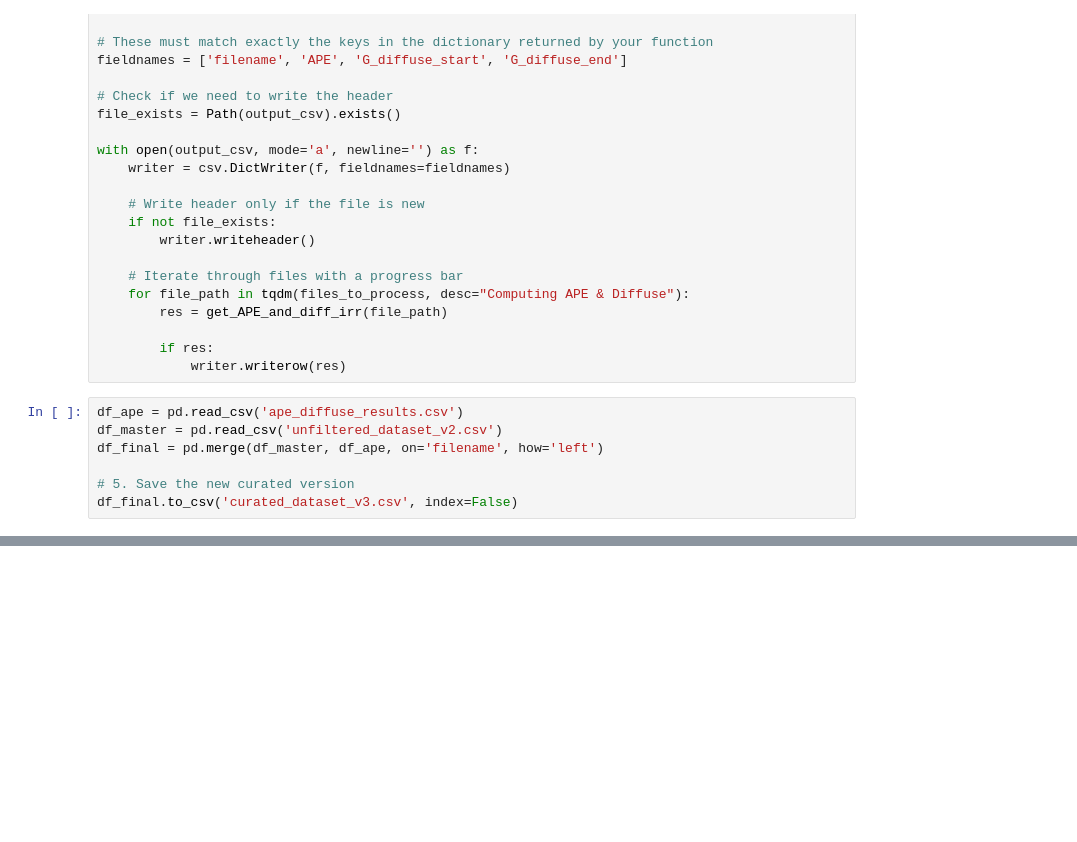
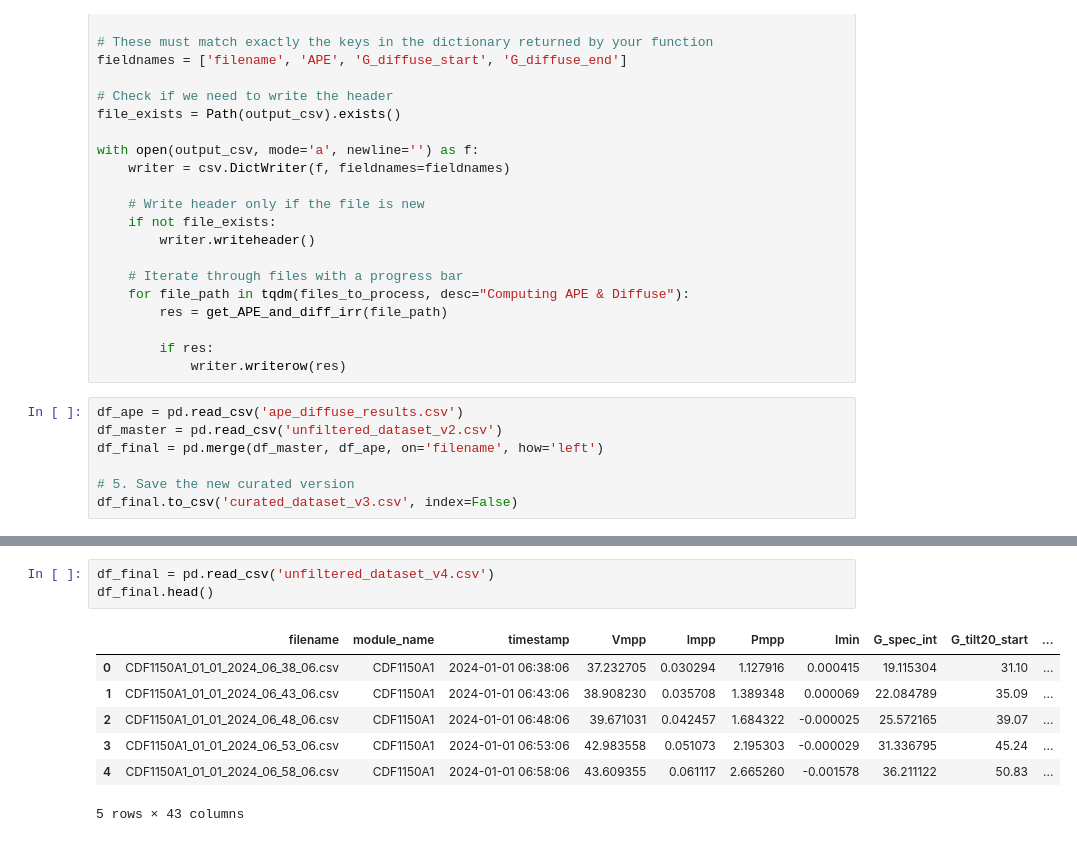
Before and after one commit to slava-yr/PUCP-Inti-Data, a Jupyter notebook: Data Preprocessing/RawToCSV.ipynb, the cells around one changed output, grey strips where cells are left out. Drawn from its saved outputs; the diff is of its cells as text; blank space fills up the shorter version.

```diff
--- a/Data Preprocessing/RawToCSV.ipynb
+++ b/Data Preprocessing/RawToCSV.ipynb
@@ -638,0 +726,11 @@ df_final.to_csv('curated_dataset_v3.csv', index=False)
+# %%
+df_final = pd.read_csv('unfiltered_dataset_v4.csv')
+df_final.head()
+# %% [output]
+|  | filename | module_name | timestamp | Vmpp | Impp | Pmpp | Imin | G_spec_int | G_tilt20_start | ... |
+| 0 | CDF1150A1_01_01_2024_06_38_06.csv | CDF1150A1 | 2024-01-01 06:38:06 | 37.232705 | 0.030294 | 1.127916 | 0.000415 | 19.115304 | 31.10 | ... |
+| 1 | CDF1150A1_01_01_2024_06_43_06.csv | CDF1150A1 | 2024-01-01 06:43:06 | 38.908230 | 0.035708 | 1.389348 | 0.000069 | 22.084789 | 35.09 | ... |
+| 2 | CDF1150A1_01_01_2024_06_48_06.csv | CDF1150A1 | 2024-01-01 06:48:06 | 39.671031 | 0.042457 | 1.684322 | -0.000025 | 25.572165 | 39.07 | ... |
+| 3 | CDF1150A1_01_01_2024_06_53_06.csv | CDF1150A1 | 2024-01-01 06:53:06 | 42.983558 | 0.051073 | 2.195303 | -0.000029 | 31.336795 | 45.24 | ... |
+| 4 | CDF1150A1_01_01_2024_06_58_06.csv | CDF1150A1 | 2024-01-01 06:58:06 | 43.609355 | 0.061117 | 2.665260 | -0.001578 | 36.211122 | 50.83 | ... |
+5 rows × 43 columns
```
Also changed, not shown: parts of 6 cells of this notebook, 5 other files.
